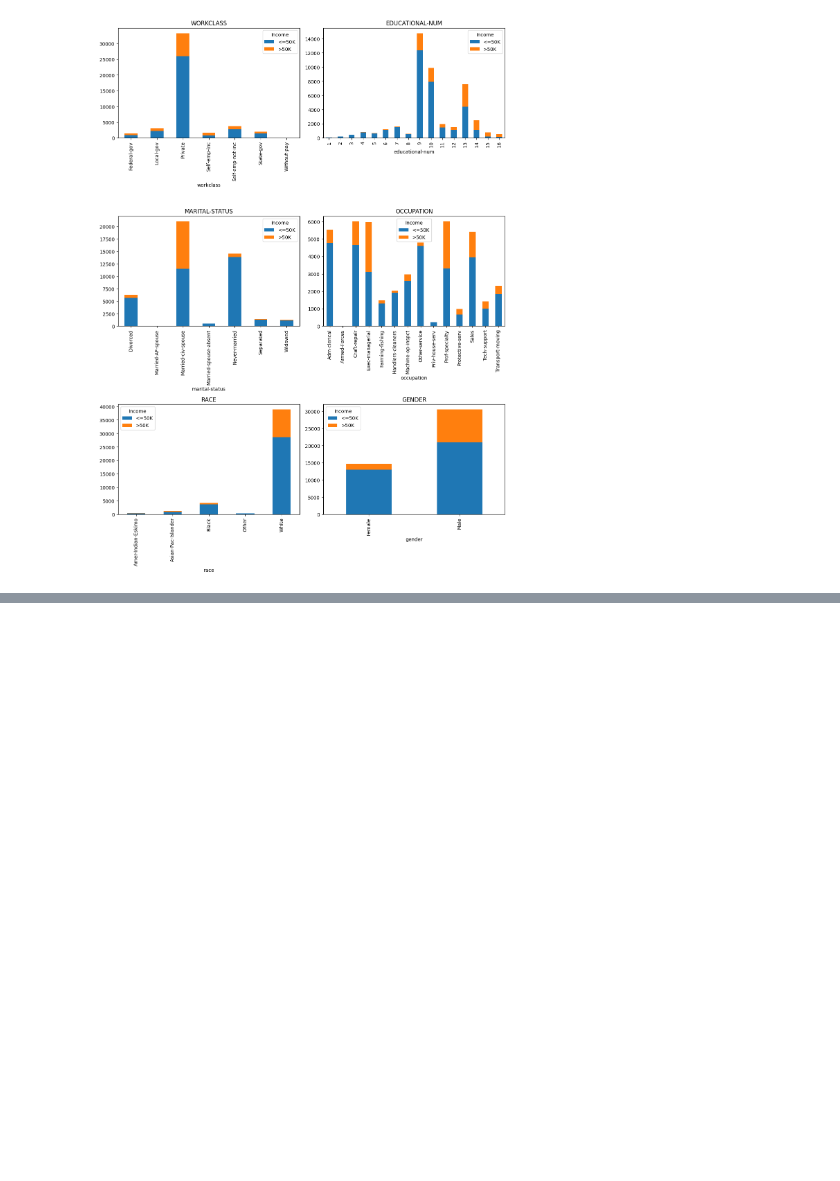
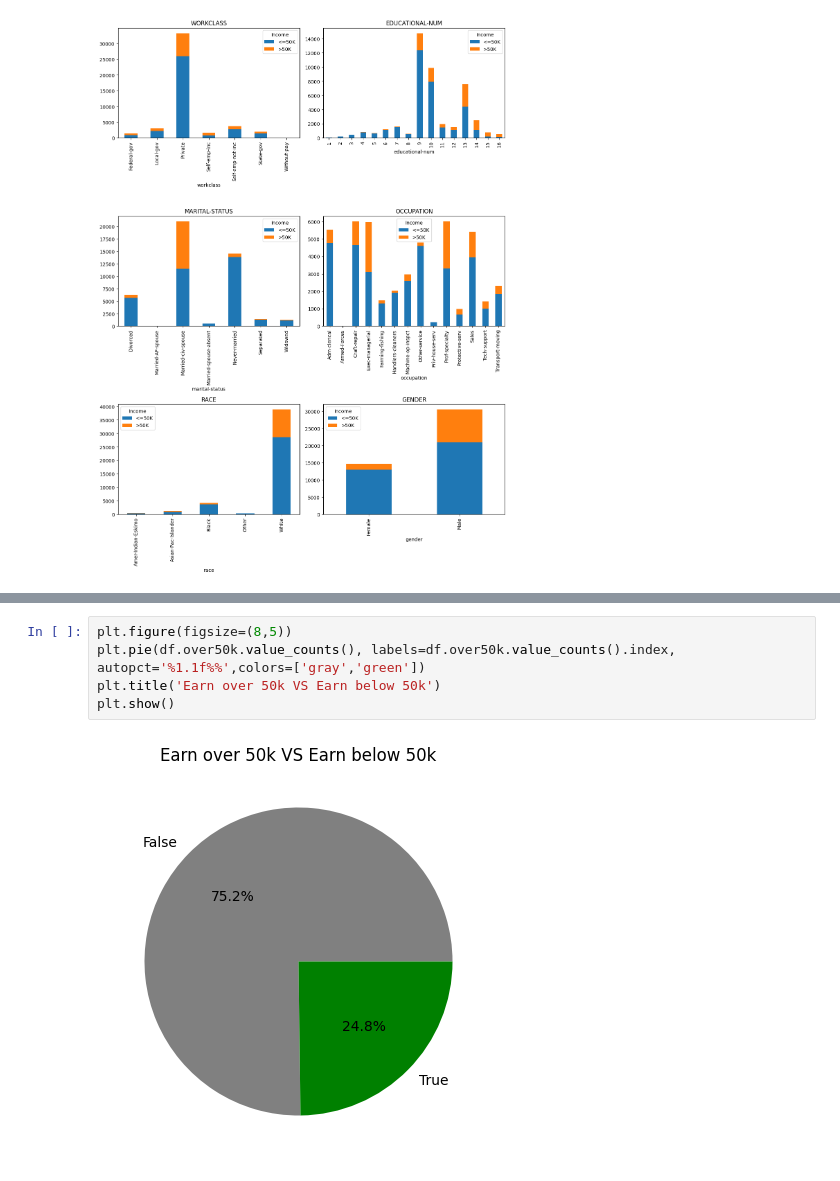
Before and after one commit to karma-gits/springboard, a Jupyter notebook: Craft a Story from a Dataset Exercise/adult_income.ipynb, the cells around one changed output, grey strips where cells are left out. Saved outputs shown, nothing was run; the diff lists cells and outputs as text; blank space fills up the shorter version.

```diff
--- a/Craft a Story from a Dataset Exercise/adult_income.ipynb
+++ b/Craft a Story from a Dataset Exercise/adult_income.ipynb
@@ -313,0 +286,7 @@ Confusion Matrix:
+# %%
+plt.figure(figsize=(8,5))
+plt.pie(df.over50k.value_counts(), labels=df.over50k.value_counts().index, autopct='%1.1f%%',colors=['gray','green'])
+plt.title('Earn over 50k VS Earn below 50k')
+plt.show()
+# %% [output]
+[figure, added]
```
Also changed, not shown: parts of 23 cells of this notebook.
